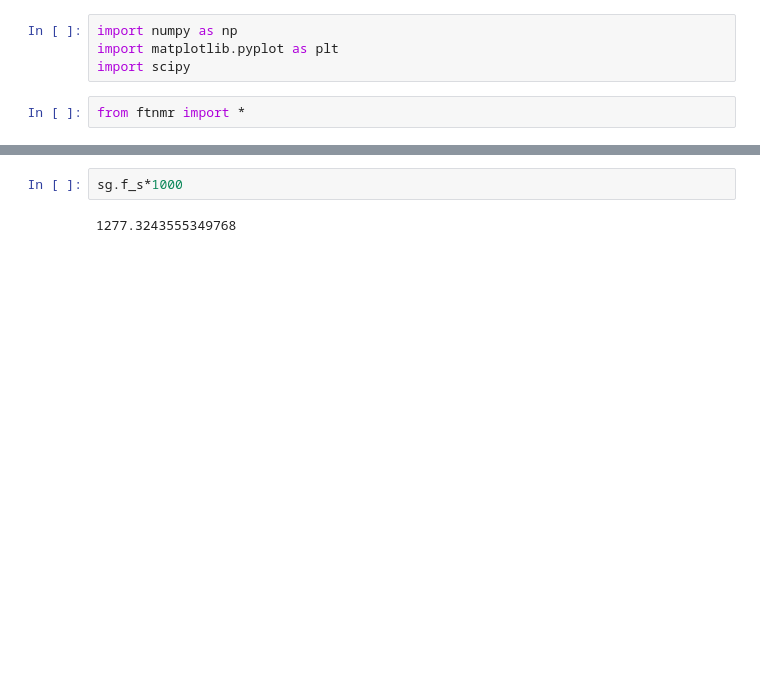
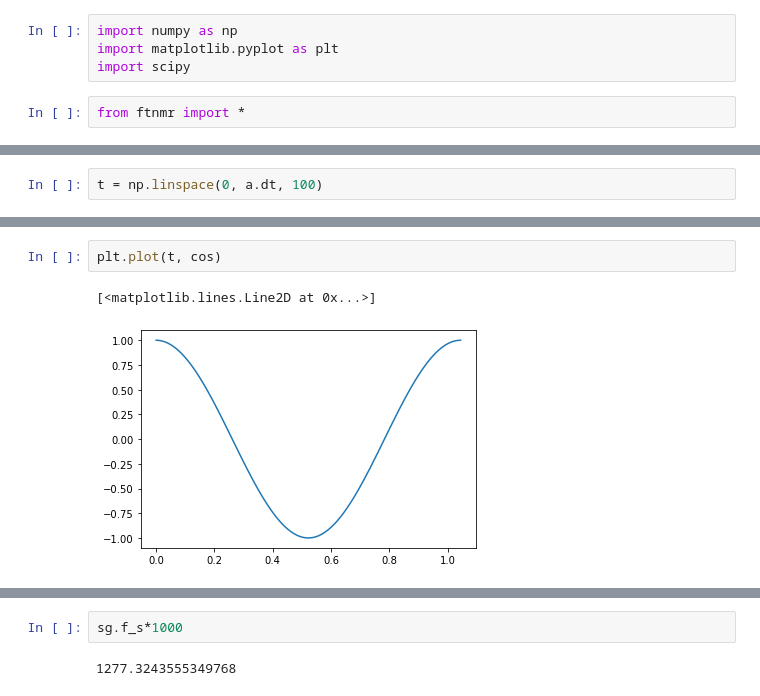
Before and after one commit to sejin8642/ftnmr, a Jupyter notebook: scripts/nb.ipynb, the cells around one changed output, grey strips where cells are left out. Drawn from its saved outputs; the diff is of its cells as text; blank space fills up the shorter version.

```diff
--- a/scripts/nb.ipynb
+++ b/scripts/nb.ipynb
@@ -44,0 +47,2 @@ sg = fid(T2=2000, shift=5.0, shift_maximum=20.0)
+# %%
+t = np.linspace(0, a.dt, 100)
@@ -44,0 +72,5 @@ sg = fid(T2=2000, shift=5.0, shift_maximum=20.0)
+# %%
+plt.plot(t, cos)
+# %% [output]
+[<matplotlib.lines.Line2D at 0x...>]
+[figure, added]
```
Also changed, not shown: parts of 30 cells of this notebook, 1 other file.
